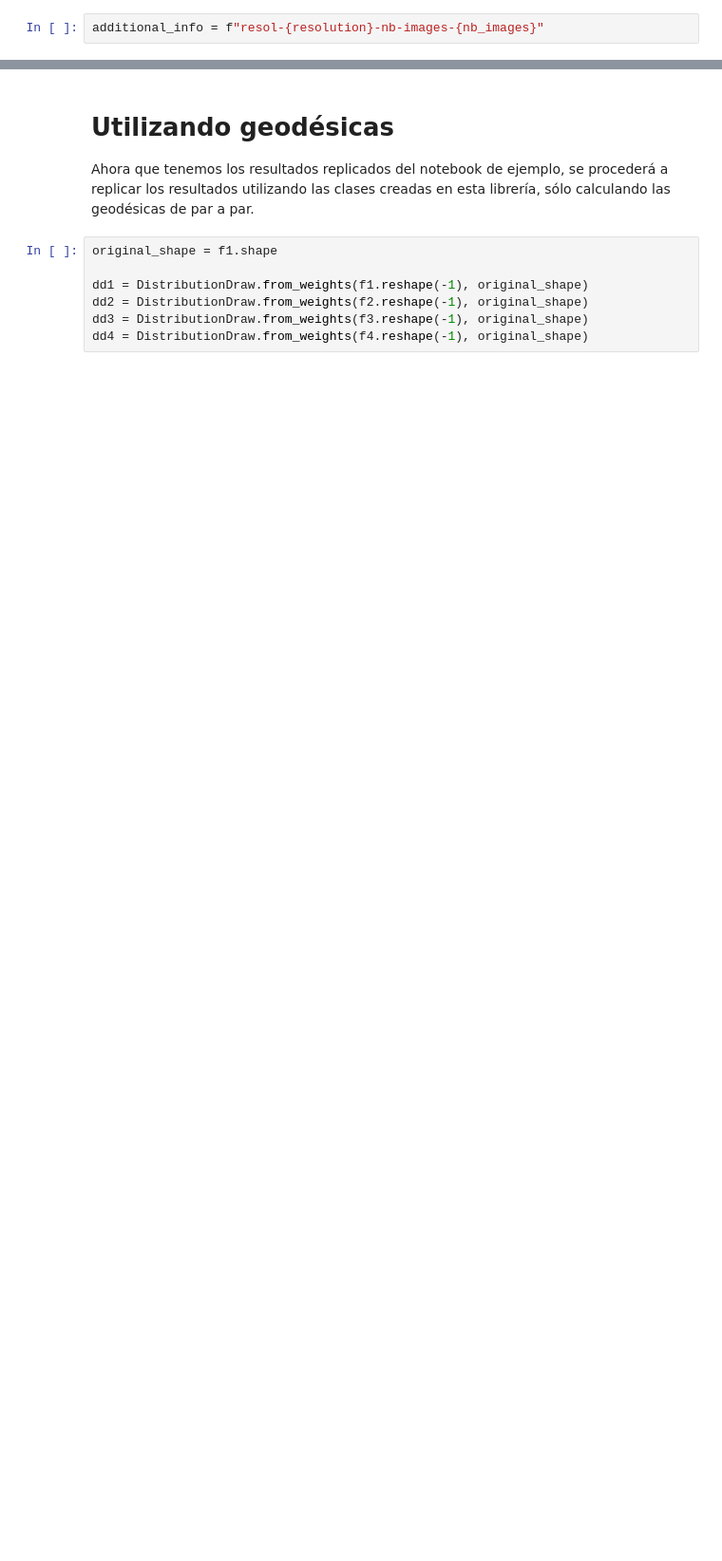
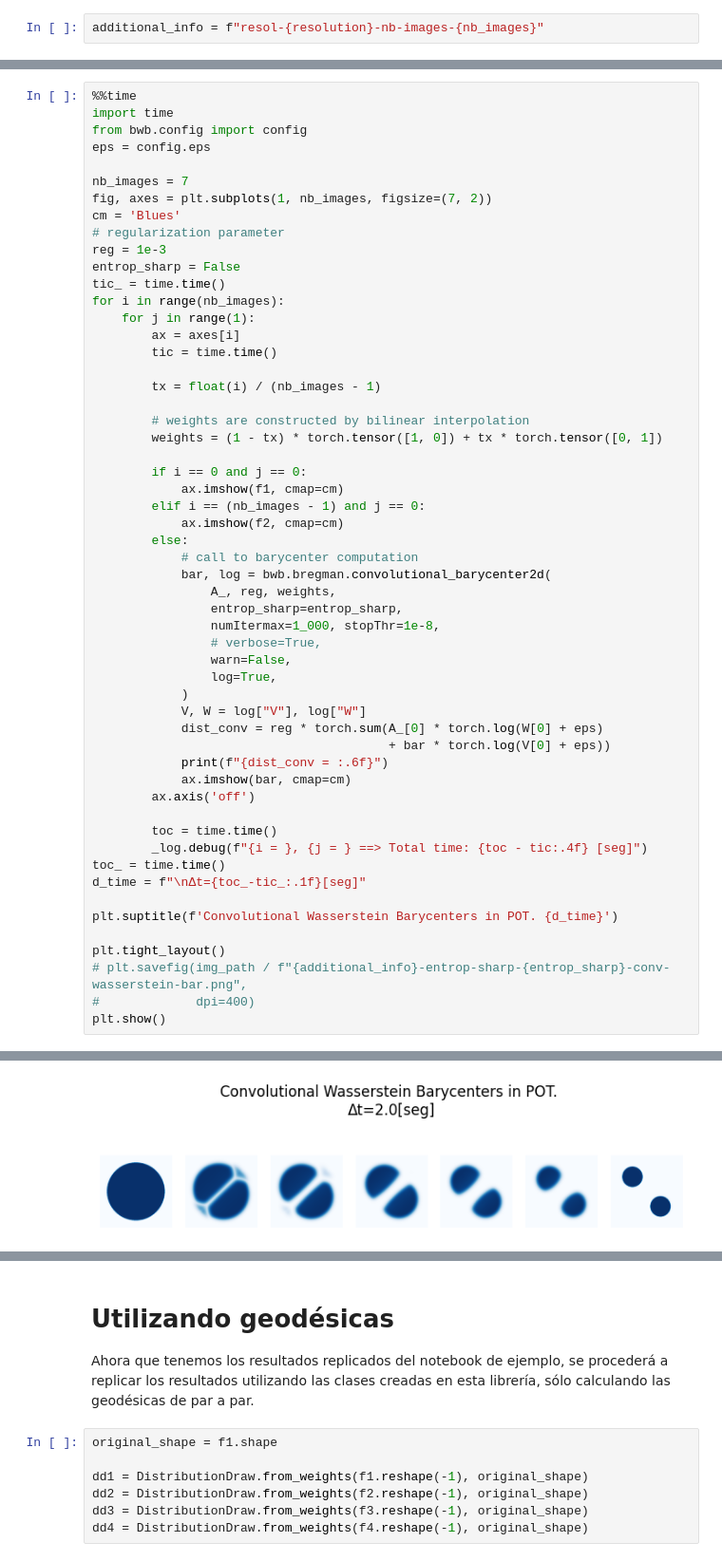
Before and after one commit to framunoz/Bayesian-Learning-with-Wasserstein-Barycenters, a Jupyter notebook: examples/05-geodesics.ipynb, the cells around one changed output, grey strips where cells are left out. Shown: that part at 95% size. Drawn from its saved outputs; the diff is of its cells as text; blank space fills up the shorter version.

```diff
--- a/examples/05-geodesics.ipynb
+++ b/examples/05-geodesics.ipynb
@@ -134,0 +141,56 @@ plt.show()
+# %%
+%%time
+import time
+from bwb.config import config
+eps = config.eps
+
+nb_images = 7
+fig, axes = plt.subplots(1, nb_images, figsize=(7, 2))
+cm = 'Blues'
+# regularization parameter
+reg = 1e-3
+entrop_sharp = False
+tic_ = time.time()
+for i in range(nb_images):
+    for j in range(1):
+        ax = axes[i]
+        tic = time.time()
+
+        tx = float(i) / (nb_images - 1)
+
+        # weights are constructed by bilinear interpolation
+        weights = (1 - tx) * torch.tensor([1, 0]) + tx * torch.tensor([0, 1])
+
+        if i == 0 and j == 0:
+            ax.imshow(f1, cmap=cm)
+        elif i == (nb_images - 1) and j == 0:
+            ax.imshow(f2, cmap=cm)
+        else:
+            # call to barycenter computation
+            bar, log = bwb.bregman.convolutional_barycenter2d(
+                A_, reg, weights,
+                entrop_sharp=entrop_sharp,
+                numItermax=1_000, stopThr=1e-8,
+                # verbose=True,
+                warn=False,
+                log=True,
+            )
+            V, W = log["V"], log["W"]
+            dist_conv = reg * torch.sum(A_[0] * torch.log(W[0] + eps)
+                                        + bar * torch.log(V[0] + eps))
+            print(f"{dist_conv = :.6f}")
+            ax.imshow(bar, cmap=cm)
+        ax.axis('off')
+
+        toc = time.time()
+        _log.debug(f"{i = }, {j = } ==> Total time: {toc - tic:.4f} [seg]")
+toc_ = time.time()
+d_time = f"\nΔt={toc_-tic_:.1f}[seg]"
+
+plt.suptitle(f'Convolutional Wasserstein Barycenters in POT. {d_time}')
+
+plt.tight_layout()
+# plt.savefig(img_path / f"{additional_info}-entrop-sharp-{entrop_sharp}-conv-wasserstein-bar.png",
+#             dpi=400)
+plt.show()
+# %% [output]
@@ -134,0 +202 @@ plt.show()
+[figure, added]
```
Also changed, not shown: parts of 22 cells of this notebook, 5 other files.
